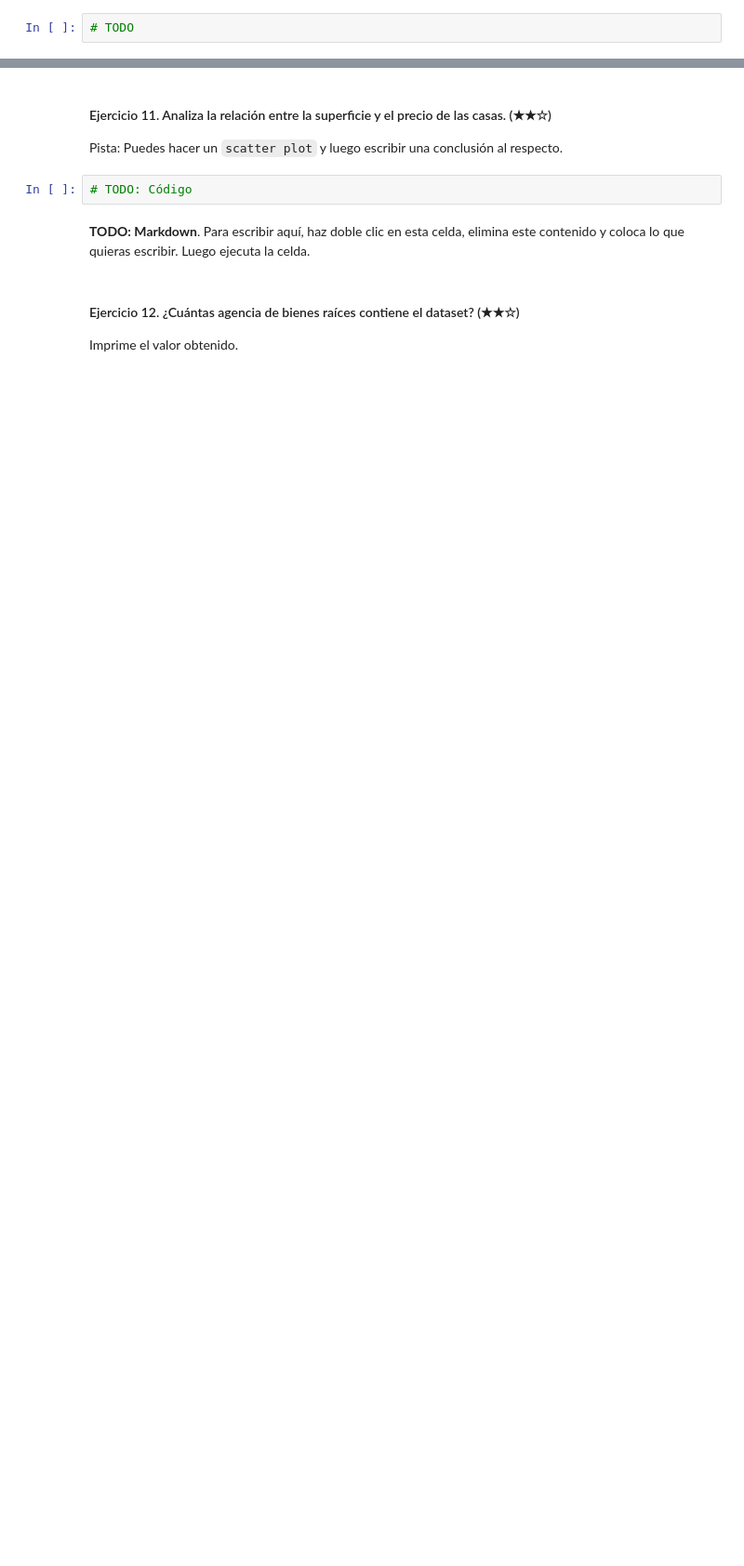
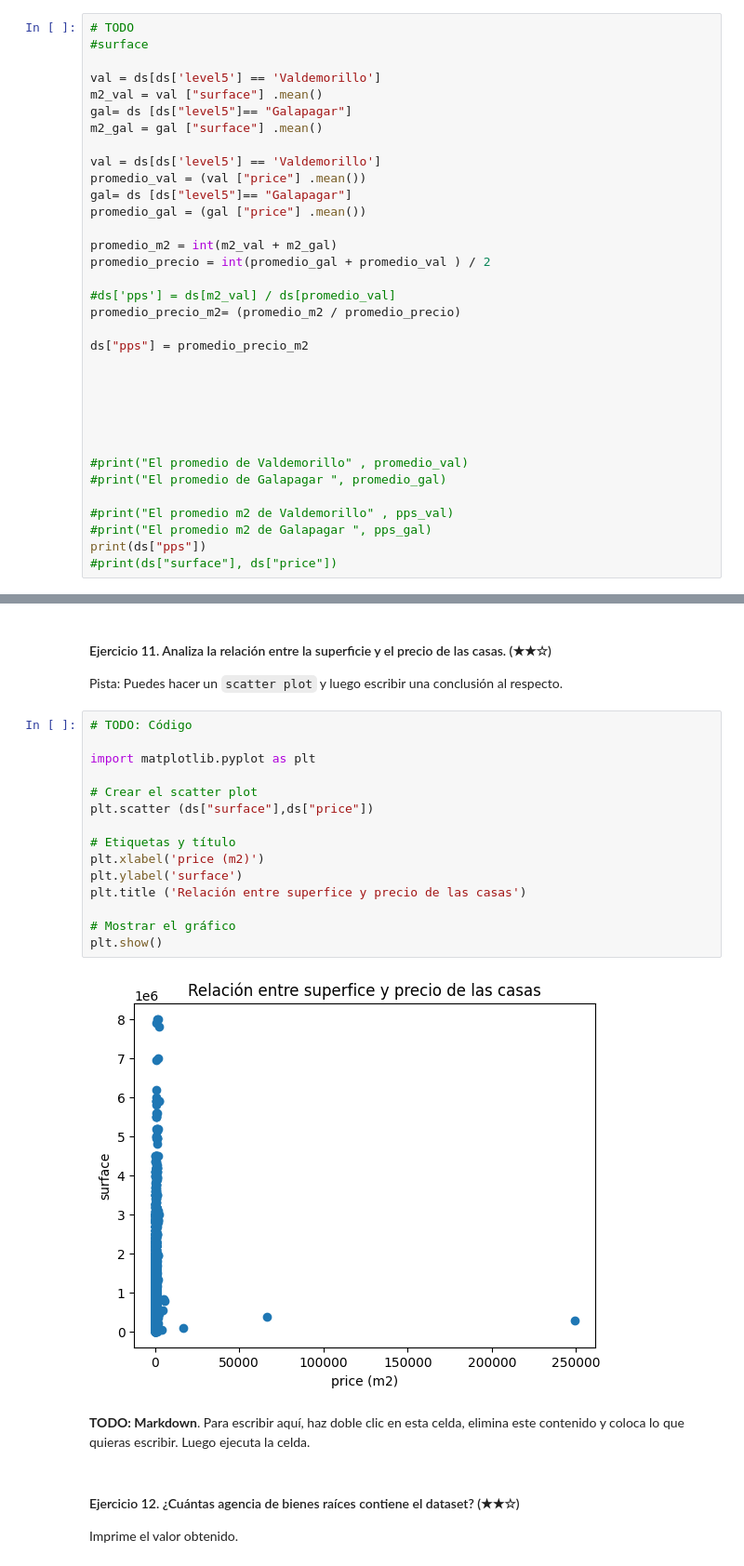
Before and after one commit to 4GeeksAcademy/realestate-datacleanup-exercise, a Jupyter notebook: project.es.ipynb, the cells around one changed output, grey strips where cells are left out. Shown: that part at 93% size. Saved outputs shown, nothing was run; the diff lists cells and outputs as text; blank space fills up the shorter version.

```diff
--- a/project.es.ipynb
+++ b/project.es.ipynb
@@ -210,3 +288,35 @@ Imprime ambos promedios de precio por metro cuadrado y escribe una conclusión s
 Pista: Crea una nueva columna llamada `pps` (*price per square* o precio por metro cuadrado) y luego analiza los valores.
 # %%
 # TODO
+#surface
+
+val = ds[ds['level5'] == 'Valdemorillo']
+m2_val = val ["surface"] .mean()
+gal= ds [ds["level5"]== "Galapagar"]
+m2_gal = gal ["surface"] .mean()
+
+val = ds[ds['level5'] == 'Valdemorillo']
+promedio_val = (val ["price"] .mean())
+gal= ds [ds["level5"]== "Galapagar"]
+promedio_gal = (gal ["price"] .mean())
+
+promedio_m2 = int(m2_val + m2_gal)
+promedio_precio = int(promedio_gal + promedio_val ) / 2
+
+#ds['pps'] = ds[m2_val] / ds[promedio_val]
+promedio_precio_m2= (promedio_m2 / promedio_precio)
+
+ds["pps"] = promedio_precio_m2
+
+
+
+
+
+
+#print("El promedio de Valdemorillo" , promedio_val)
+#print("El promedio de Galapagar ", promedio_gal)
+
+#print("El promedio m2 de Valdemorillo" , pps_val)
+#print("El promedio m2 de Galapagar ", pps_gal)
+print(ds["pps"])
+#print(ds["surface"], ds["price"])
@@ -216,6 +339,21 @@ Pista: Crea una nueva columna llamada `pps` (*price per square* o precio por met
 Pista: Puedes hacer un `scatter plot` y luego escribir una conclusión al respecto.
 # %%
 # TODO: Código
+
+import matplotlib.pyplot as plt
+
+# Crear el scatter plot
+plt.scatter (ds["surface"],ds["price"])
+
+# Etiquetas y título
+plt.xlabel('price (m2)')
+plt.ylabel('surface')
+plt.title ('Relación entre superfice y precio de las casas')
+
+# Mostrar el gráfico
+plt.show()
+# %% [output]
+[figure, added]
 # %% [markdown]
 **TODO: Markdown**. Para escribir aquí, haz doble clic en esta celda, elimina este contenido y coloca lo que quieras escribir. Luego ejecuta la celda.
 # %% [markdown]
```
Also changed, not shown: parts of 17 cells of this notebook.
